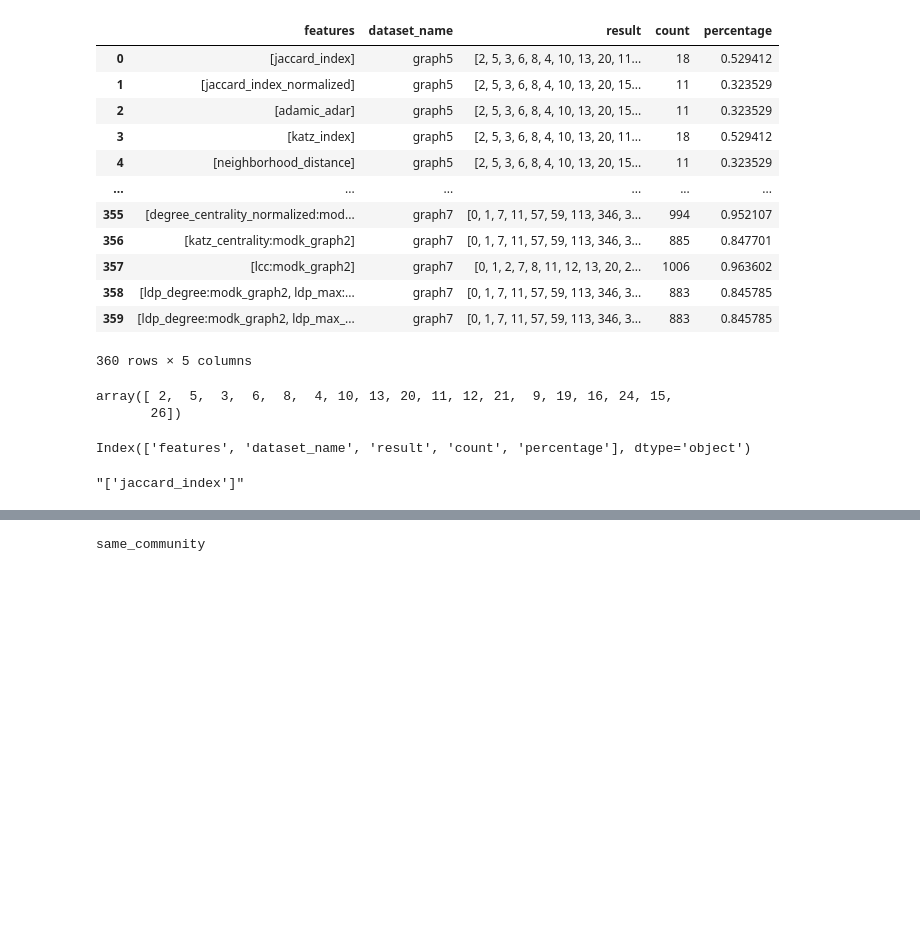
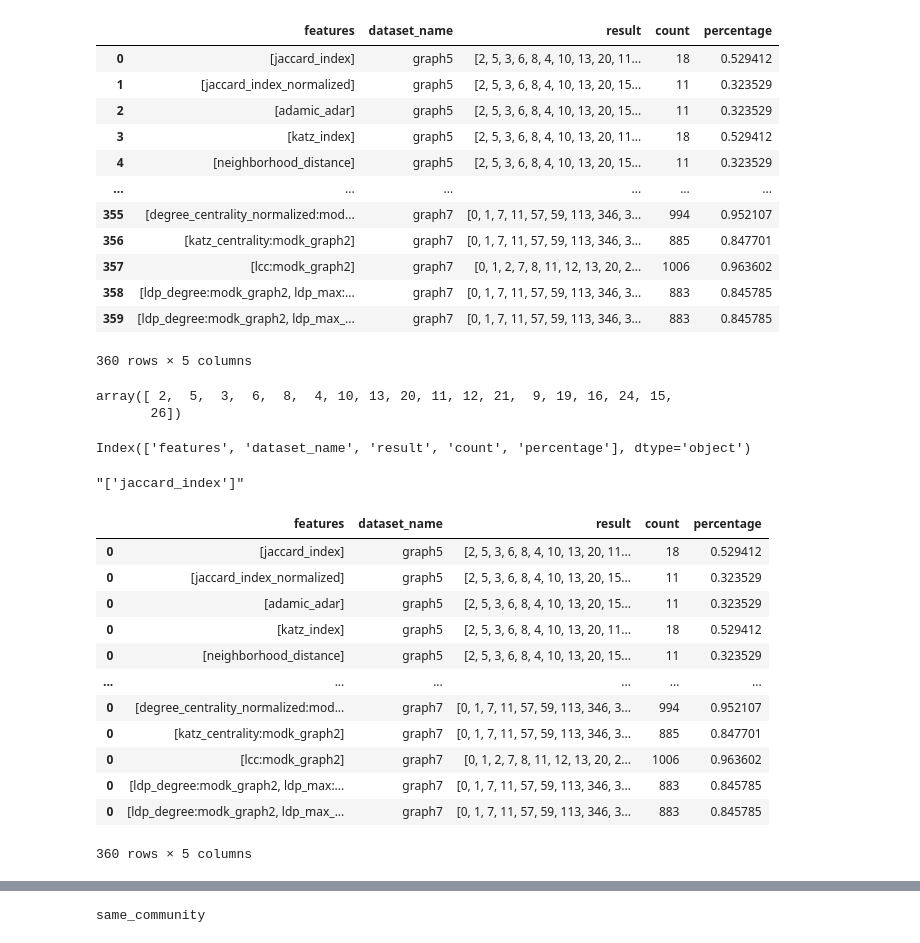
Before and after one commit to Kujonick/Analysis-of-graph-topological-descriptors-for-the-graph-isomorphism-problem, a Jupyter notebook: notebooks/tests.ipynb, the cells around one changed output, grey strips where cells are left out. Drawn from its saved outputs; the diff is of its cells as text; code cells hidden in the pictures; blank space fills up the shorter version.

```diff
--- a/notebooks/tests.ipynb
+++ b/notebooks/tests.ipynb
@@ -171,6 +143,27 @@ Index(['features', 'dataset_name', 'result', 'count', 'percentage'], dtype='obje
 test_data['features'].iloc[0]
 # %% [output]
 "['jaccard_index']"
+# %%
+single_data = pd.read_parquet(Settings.processed_datasets_dir / 'single_table.parquet')
+single_data['count'] = single_data['result'].apply(count_elements)
+
+single_data['percentage'] = single_data.apply(lambda x: x['count'] / metadata[x['dataset_name']]['graph_count'], axis=1)
+# %%
+single_data
+# %% [output]
+|  | features | dataset_name | result | count | percentage |
+| 0 | [jaccard_index] | graph5 | [2, 5, 3, 6, 8, 4, 10, 13, 20, 11... | 18 | 0.529412 |
+| 0 | [jaccard_index_normalized] | graph5 | [2, 5, 3, 6, 8, 4, 10, 13, 20, 15... | 11 | 0.323529 |
+| 0 | [adamic_adar] | graph5 | [2, 5, 3, 6, 8, 4, 10, 13, 20, 15... | 11 | 0.323529 |
+| 0 | [katz_index] | graph5 | [2, 5, 3, 6, 8, 4, 10, 13, 20, 11... | 18 | 0.529412 |
+| 0 | [neighborhood_distance] | graph5 | [2, 5, 3, 6, 8, 4, 10, 13, 20, 15... | 11 | 0.323529 |
+| ... | ... | ... | ... | ... | ... |
+| 0 | [degree_centrality_normalized:mod... | graph7 | [0, 1, 7, 11, 57, 59, 113, 346, 3... | 994 | 0.952107 |
+| 0 | [katz_centrality:modk_graph2] | graph7 | [0, 1, 7, 11, 57, 59, 113, 346, 3... | 885 | 0.847701 |
+| 0 | [lcc:modk_graph2] | graph7 | [0, 1, 2, 7, 8, 11, 12, 13, 20, 2... | 1006 | 0.963602 |
+| 0 | [ldp_degree:modk_graph2, ldp_max:... | graph7 | [0, 1, 7, 11, 57, 59, 113, 346, 3... | 883 | 0.845785 |
+| 0 | [ldp_degree:modk_graph2, ldp_max_... | graph7 | [0, 1, 7, 11, 57, 59, 113, 346, 3... | 883 | 0.845785 |
+360 rows × 5 columns
 # %%
 # data2d = test_data[~test_data['features'].str.contains('graph')].pivot(index="features", columns="dataset_name", values="percentage")
 # data2d = test_data[test_data['features'].str.contains(':k_graph2')].pivot(index="features", columns="dataset_name", values="percentage")
```
Also changed, not shown: parts of 2 cells of this notebook, 3 other files.
